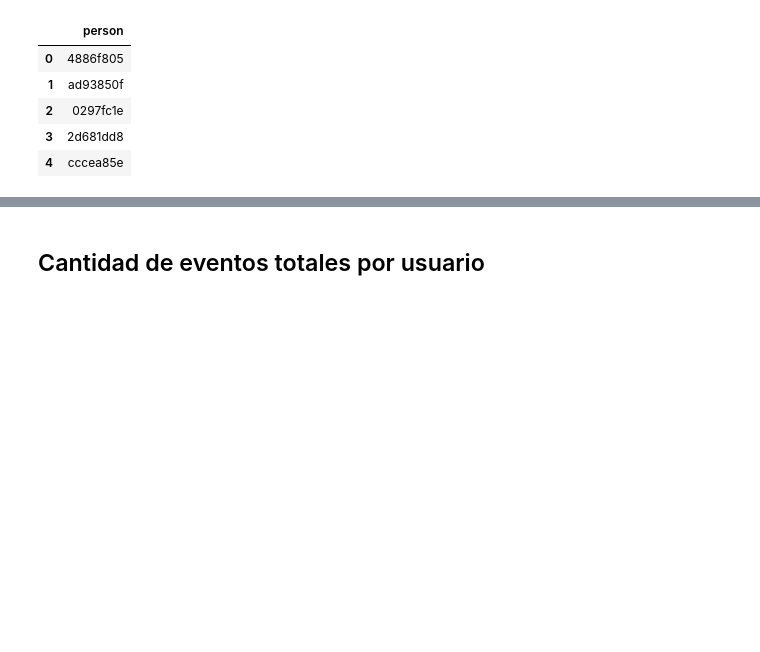
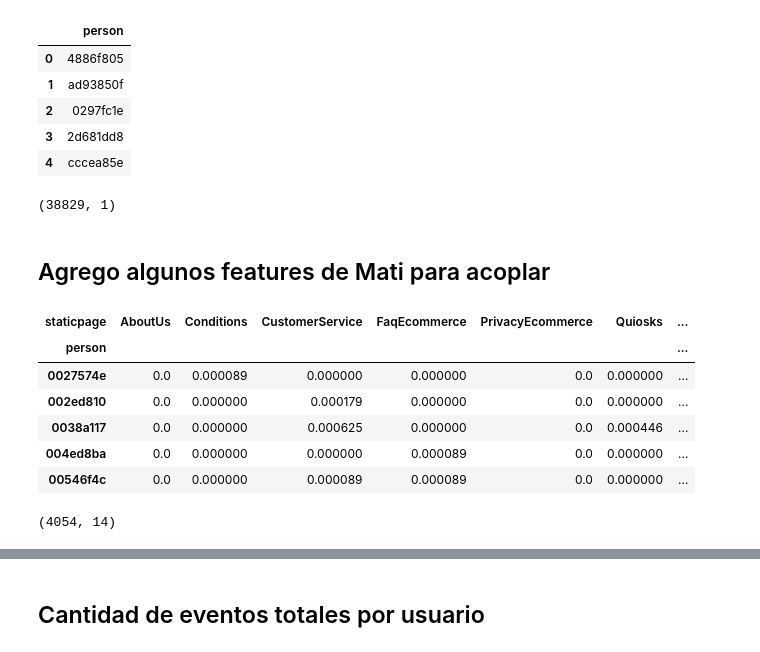
Before and after one commit to rozanecm/7506_ml, a Jupyter notebook: xgboost_grid_search.ipynb, the cells around one changed output, grey strips where cells are left out. Drawn from its saved outputs; the diff is of its cells as text; code cells hidden in the pictures; blank space fills up the shorter version.

```diff
--- a/xgboost_grid_search.ipynb
+++ b/xgboost_grid_search.ipynb
@@ -22,3 +22,9 @@ features_df.head()
 | 2 | 0297fc1e |
 | 3 | 2d681dd8 |
 | 4 | cccea85e |
+# %%
+features_df.shape
+# %% [output]
+(38829, 1)
+# %% [markdown]
+## Agrego algunos features de Mati para acoplar
@@ -24,0 +33,16 @@ features_df.head()
+# %%
+ct = pd.crosstab(events_df.person, events_df.staticpage, normalize=True)
+# %%
+ct.head()
+# %% [output]
+| staticpage | AboutUs | Conditions | CustomerService | FaqEcommerce | PrivacyEcommerce | Quiosks | ... |
+| person |  |  |  |  |  |  | ... |
+| 0027574e | 0.0 | 0.000089 | 0.000000 | 0.000000 | 0.0 | 0.000000 | ... |
+| 002ed810 | 0.0 | 0.000000 | 0.000179 | 0.000000 | 0.0 | 0.000000 | ... |
+| 0038a117 | 0.0 | 0.000000 | 0.000625 | 0.000000 | 0.0 | 0.000446 | ... |
+| 004ed8ba | 0.0 | 0.000000 | 0.000000 | 0.000089 | 0.0 | 0.000000 | ... |
+| 00546f4c | 0.0 | 0.000000 | 0.000089 | 0.000089 | 0.0 | 0.000000 | ... |
+# %%
+ct.shape
+# %% [output]
+(4054, 14)
```
Also changed, not shown: parts of 28 cells of this notebook, 2 other files.
